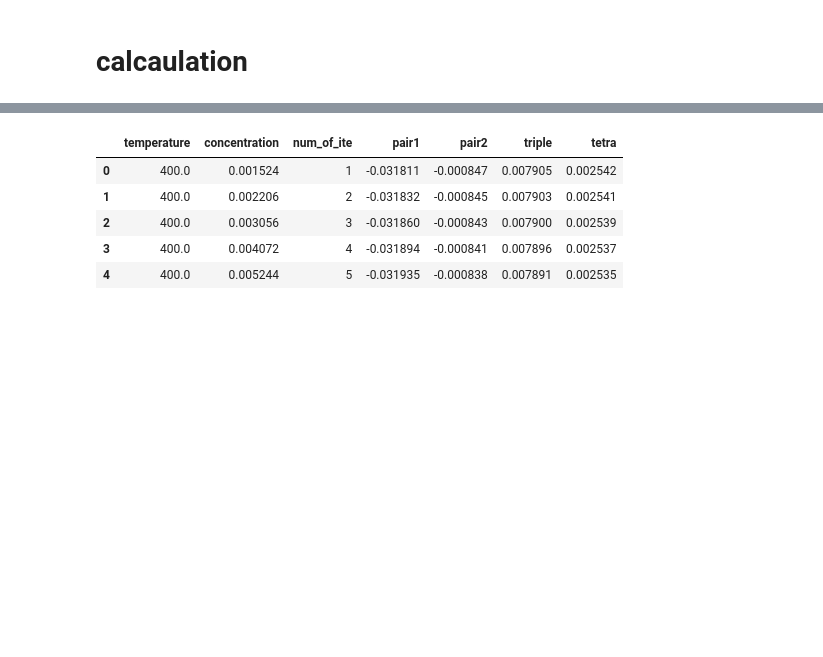
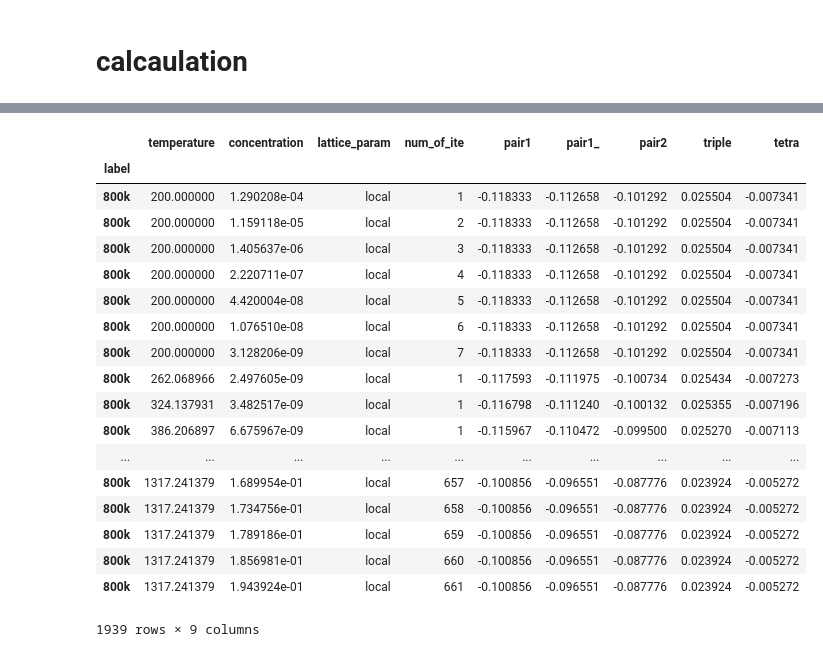
Before and after one commit to TsumiNa/CVM, a Jupyter notebook: samples/tetrahedron.ipynb, the cells around one changed output, grey strips where cells are left out. Cells and saved outputs as stored; diff of their text form; code cells hidden in the pictures; blank space fills up the shorter version.

```diff
--- a/samples/tetrahedron.ipynb
+++ b/samples/tetrahedron.ipynb
@@ -35,10 +99,3 @@ sample = tetra.tag_800k
-# %%
-def patch(_, r0):
-
-    r0 = UnitConvert.ad2lc(r0)
-    _1st = -0.071 + (-0.00365 * (r0 - 7.85) / 0.1)
-
-    return {'pair1': _1st}
 # %% [raw]
 from collections import defaultdict
 
@@ -91,0 +136,10 @@ T=1200.000 Concentration=50.0000% Counts=44
+# %%
+plt.figure(figsize=(10, 7), dpi=150)
+
+sample = tetra.tag_800k
+ls = np.linspace(0., 0.2, 50)
+
+for T, r_0 in sample.ite(temperature=[300, 400, 500, 600]):
+    plt.plot(ls, [UnitConvert.ad2lc(r_0(r)) for r in ls], label=f'{T}K')
+
+plt.legend()
@@ -91,0 +273,9 @@ T=1200.000 Concentration=50.0000% Counts=44
+# %%
+def patch(T, r0):
+
+#     r0 = UnitConvert.ad2lc(r0)
+#     _1st = -0.081 + (-0.00125 * (r0 - 7.85) / 0.1)
+
+
+#     return {'pair1': _1st, 'pair1_': _1st}
+    return {'pair1': -0.01, 'pair1_': -0.01}
@@ -91,0 +317,2 @@ T=1200.000 Concentration=50.0000% Counts=44
+# %%
+tetra.run(early_stopping=0.20, sample_paras=dict(energy_patch=patch, vibration=True), update_en_paras=dict(pair1='pair1_'))
@@ -92,9 +323,22 @@ T=1200.000 Concentration=50.0000% Counts=44
 # %%
-tetra.results.tag_800k.head()
+tetra.results
 # %% [output]
-|  | temperature | concentration | num_of_ite | pair1 | pair2 | triple | tetra |
-| 0 | 400.0 | 0.001524 | 1 | -0.031811 | -0.000847 | 0.007905 | 0.002542 |
-| 1 | 400.0 | 0.002206 | 2 | -0.031832 | -0.000845 | 0.007903 | 0.002541 |
-| 2 | 400.0 | 0.003056 | 3 | -0.031860 | -0.000843 | 0.007900 | 0.002539 |
-| 3 | 400.0 | 0.004072 | 4 | -0.031894 | -0.000841 | 0.007896 | 0.002537 |
-| 4 | 400.0 | 0.005244 | 5 | -0.031935 | -0.000838 | 0.007891 | 0.002535 |
+|  | temperature | concentration | lattice_param | num_of_ite | pair1 | pair1_ | pair2 | triple | tetra |
+| label |  |  |  |  |  |  |  |  |  |
+| 800k | 200.000000 | 1.290208e-04 | local | 1 | -0.118333 | -0.112658 | -0.101292 | 0.025504 | -0.007341 |
+| 800k | 200.000000 | 1.159118e-05 | local | 2 | -0.118333 | -0.112658 | -0.101292 | 0.025504 | -0.007341 |
+| 800k | 200.000000 | 1.405637e-06 | local | 3 | -0.118333 | -0.112658 | -0.101292 | 0.025504 | -0.007341 |
+| 800k | 200.000000 | 2.220711e-07 | local | 4 | -0.118333 | -0.112658 | -0.101292 | 0.025504 | -0.007341 |
+| 800k | 200.000000 | 4.420004e-08 | local | 5 | -0.118333 | -0.112658 | -0.101292 | 0.025504 | -0.007341 |
+| 800k | 200.000000 | 1.076510e-08 | local | 6 | -0.118333 | -0.112658 | -0.101292 | 0.025504 | -0.007341 |
+| 800k | 200.000000 | 3.128206e-09 | local | 7 | -0.118333 | -0.112658 | -0.101292 | 0.025504 | -0.007341 |
+| 800k | 262.068966 | 2.497605e-09 | local | 1 | -0.117593 | -0.111975 | -0.100734 | 0.025434 | -0.007273 |
+| 800k | 324.137931 | 3.482517e-09 | local | 1 | -0.116798 | -0.111240 | -0.100132 | 0.025355 | -0.007196 |
+| 800k | 386.206897 | 6.675967e-09 | local | 1 | -0.115967 | -0.110472 | -0.099500 | 0.025270 | -0.007113 |
+| ... | ... | ... | ... | ... | ... | ... | ... | ... | ... |
+| 800k | 1317.241379 | 1.689954e-01 | local | 657 | -0.100856 | -0.096551 | -0.087776 | 0.023924 | -0.005272 |
+| 800k | 1317.241379 | 1.734756e-01 | local | 658 | -0.100856 | -0.096551 | -0.087776 | 0.023924 | -0.005272 |
+| 800k | 1317.241379 | 1.789186e-01 | local | 659 | -0.100856 | -0.096551 | -0.087776 | 0.023924 | -0.005272 |
+| 800k | 1317.241379 | 1.856981e-01 | local | 660 | -0.100856 | -0.096551 | -0.087776 | 0.023924 | -0.005272 |
+| 800k | 1317.241379 | 1.943924e-01 | local | 661 | -0.100856 | -0.096551 | -0.087776 | 0.023924 | -0.005272 |
+1939 rows × 9 columns
```
Also changed, not shown: parts of 31 cells of this notebook, 17 other files.
